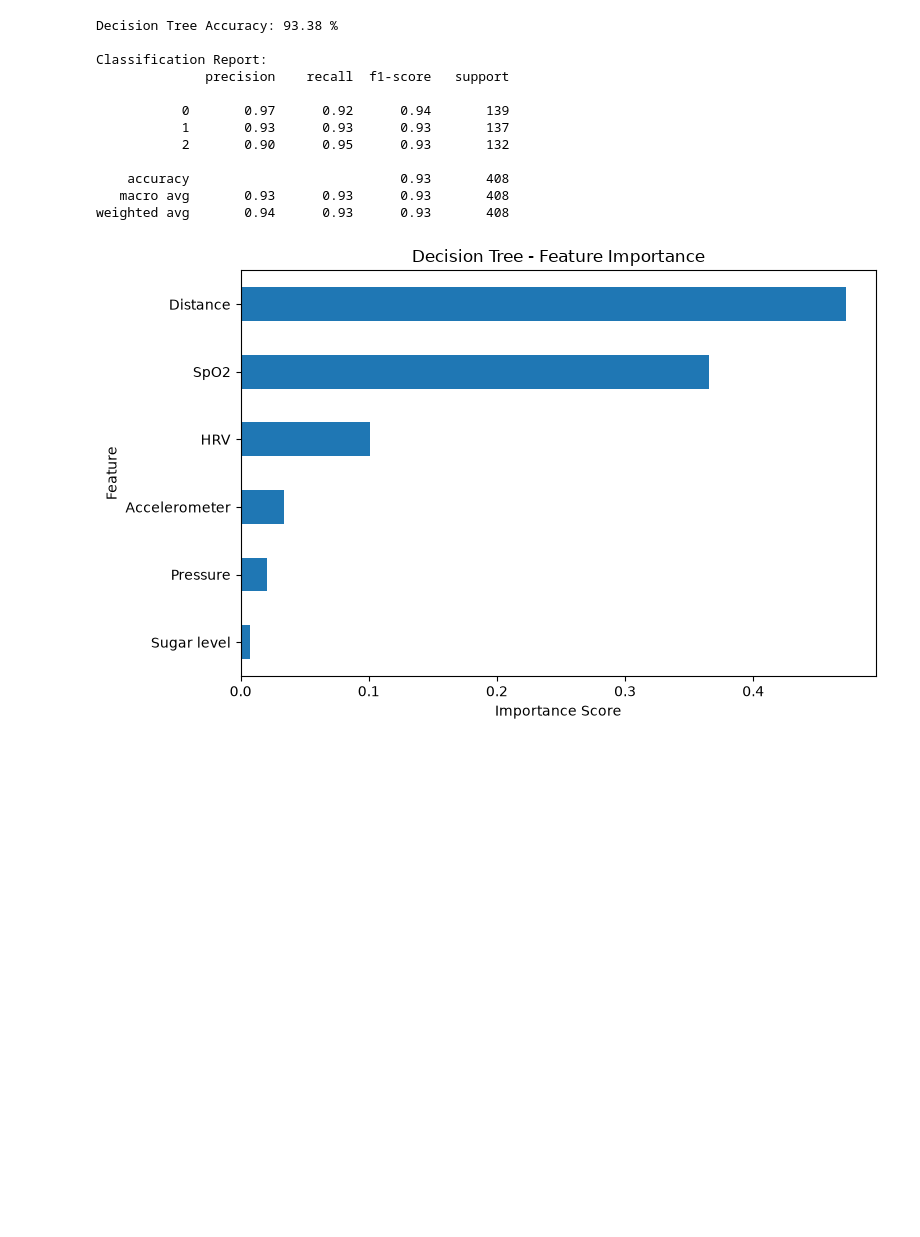
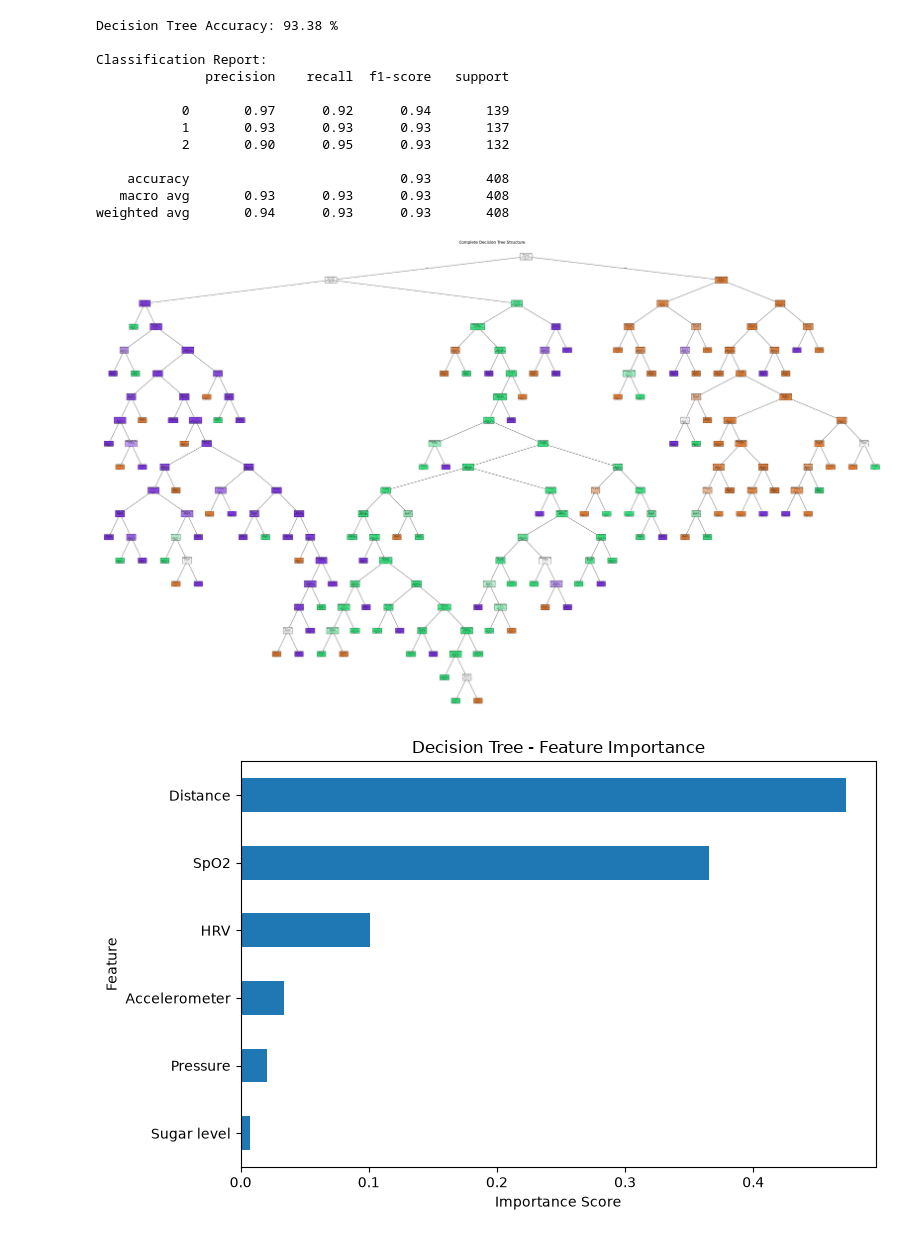
Before and after one commit to knAshvita/Smart_Fall_Detection, a Jupyter notebook: notebooks/smart_fall_risk_detection_realistic_dataset.ipynb, the cells around one changed output. Saved outputs shown, nothing was run; the diff lists cells and outputs as text; code cells hidden in the pictures; blank space fills up the shorter version.

Commit message:
Update fall risk detection project and visualizations

```diff
--- a/notebooks/smart_fall_risk_detection_realistic_dataset.ipynb
+++ b/notebooks/smart_fall_risk_detection_realistic_dataset.ipynb
@@ -308,6 +308,42 @@ Classification Report:
     accuracy                           0.93       408
    macro avg       0.93      0.93      0.93       408
 weighted avg       0.94      0.93      0.93       408
+# %%
+
+import matplotlib.pyplot as plt
+from sklearn.tree import plot_tree
+import os
+
+feature_names = df_realistic.drop(columns=["Decision"]).columns.tolist()
+
+os.makedirs("results/graphs", exist_ok=True)
+
+plt.figure(figsize=(50, 30))
+
+plot_tree(
+    dt_model,
+    feature_names=feature_names,
+    class_names=[str(c) for c in dt_model.classes_],
+    filled=True,
+    rounded=True,
+    max_depth=None,       # Show the complete tree
+    fontsize=4,           # Keep node text small
+    impurity=True,
+    precision=2
+)
+
+plt.title("Complete Decision Tree Structure", fontsize=18)
+plt.tight_layout()
+
+plt.savefig(
+    "results/graphs/decision_tree_complete.png",
+    dpi=300,
+    bbox_inches="tight"
+)
+
+plt.show()
+# %% [output]
+[figure, added]
 # %%
 import pandas as pd
 import matplotlib.pyplot as plt
```
Also changed, not shown: parts of 1 cell of this notebook, 6 other files.
